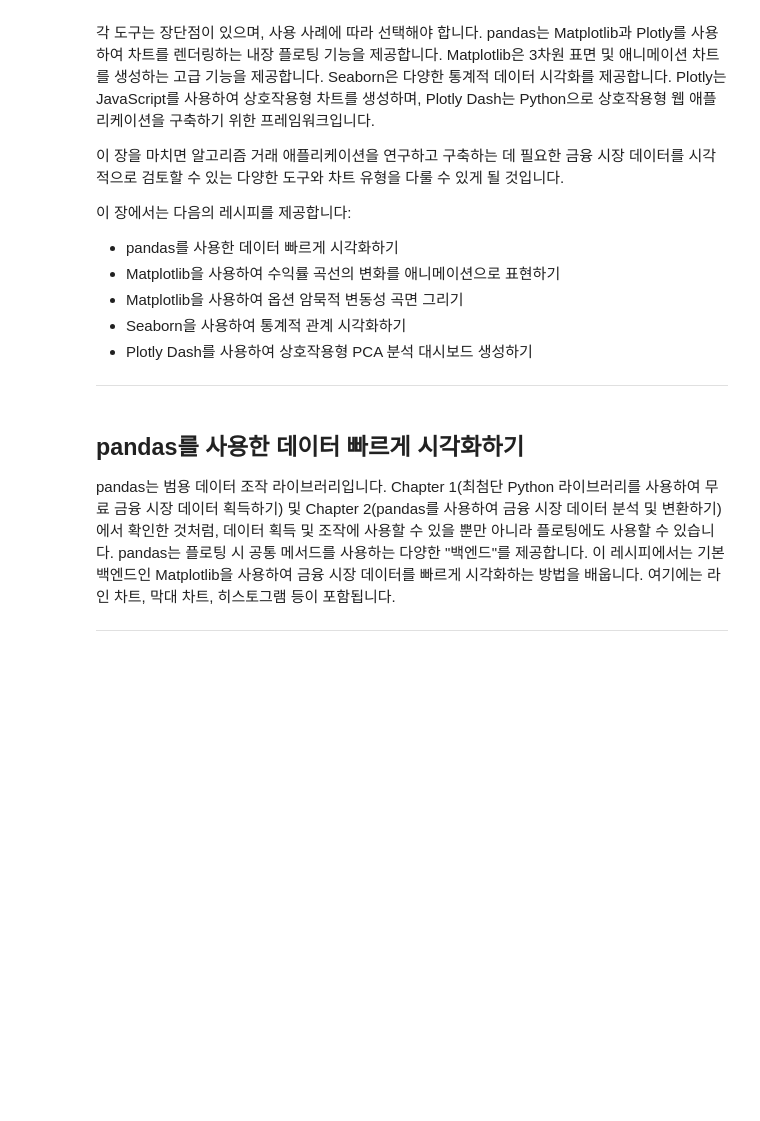
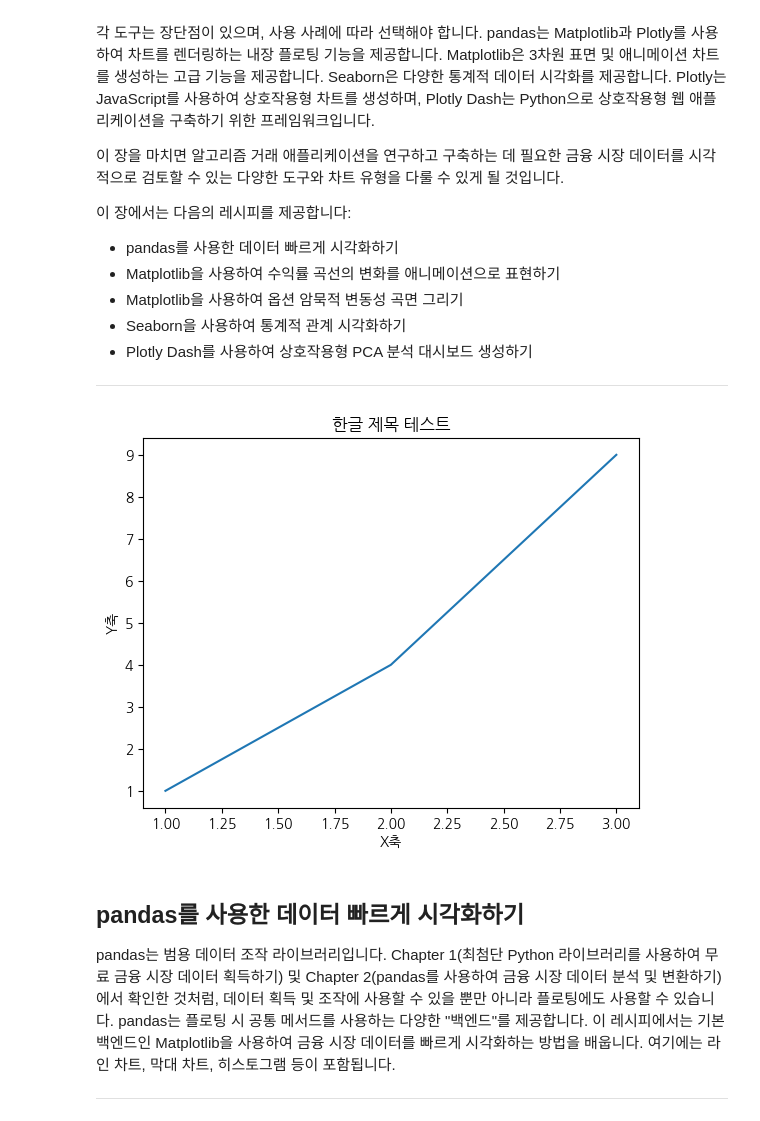
Before and after one commit to restful3/ml4t, a Jupyter notebook: source/03. Visualize Financial Market Data with Matplotlib, and Plotly Dash_song.ipynb, the cells around one changed output. Cells and saved outputs as stored; diff of their text form; code cells hidden in the pictures; blank space fills up the shorter version.

```diff
--- a/source/03. Visualize Financial Market Data with Matplotlib, and Plotly Dash_song.ipynb
+++ b/source/03. Visualize Financial Market Data with Matplotlib, and Plotly Dash_song.ipynb
@@ -15,6 +15,24 @@
 - Plotly Dash를 사용하여 상호작용형 PCA 분석 대시보드 생성하기
 
 ---
+# %%
+# matplotlib 라이브러리와 한글 폰트 지원을 위한 koreanize-matplotlib 불러오기
+import matplotlib.pyplot as plt
+import koreanize_matplotlib
+
+# 간단한 그래프를 그려서 한글 폰트가 정상적으로 적용되는지 테스트
+# x축: [1,2,3], y축: [1,4,9]로 2차 함수 형태의 그래프 생성
+plt.plot([1, 2, 3], [1, 4, 9])
+
+# 그래프의 제목과 축 레이블에 한글을 사용하여 폰트 적용 확인
+plt.title('한글 제목 테스트') # 그래프 제목
+plt.xlabel('X축') # x축 레이블
+plt.ylabel('Y축') # y축 레이블
+
+# 그래프 출력
+plt.show()
+# %% [output]
+[figure, added]
 # %% [markdown]
 ## pandas를 사용한 데이터 빠르게 시각화하기
 
```
Also changed, not shown: parts of 74 cells of this notebook, 1 other file.
